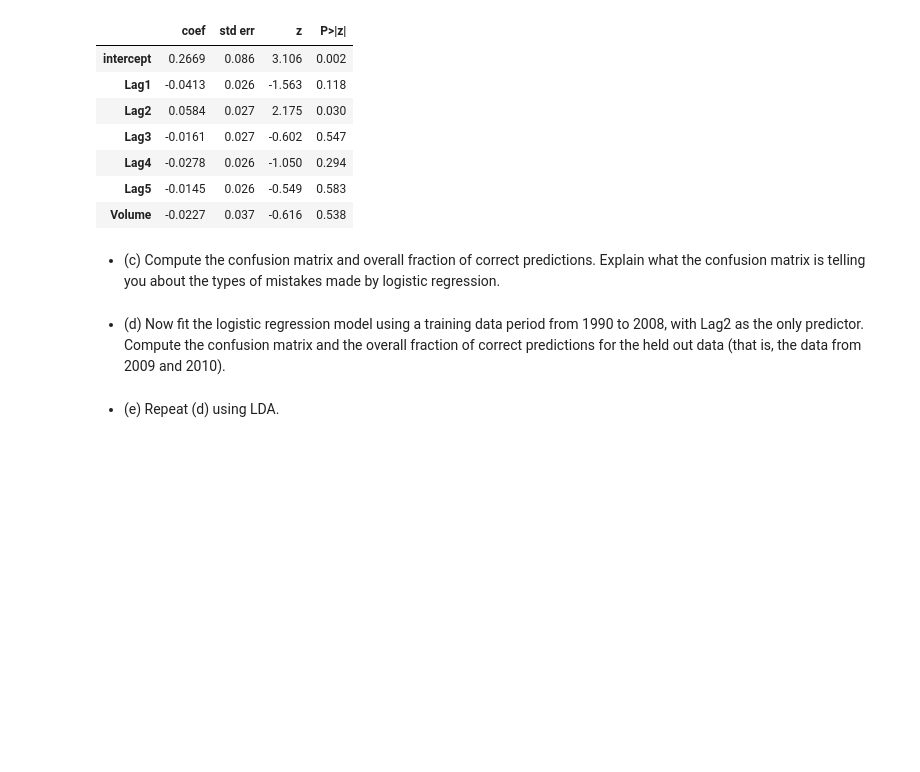
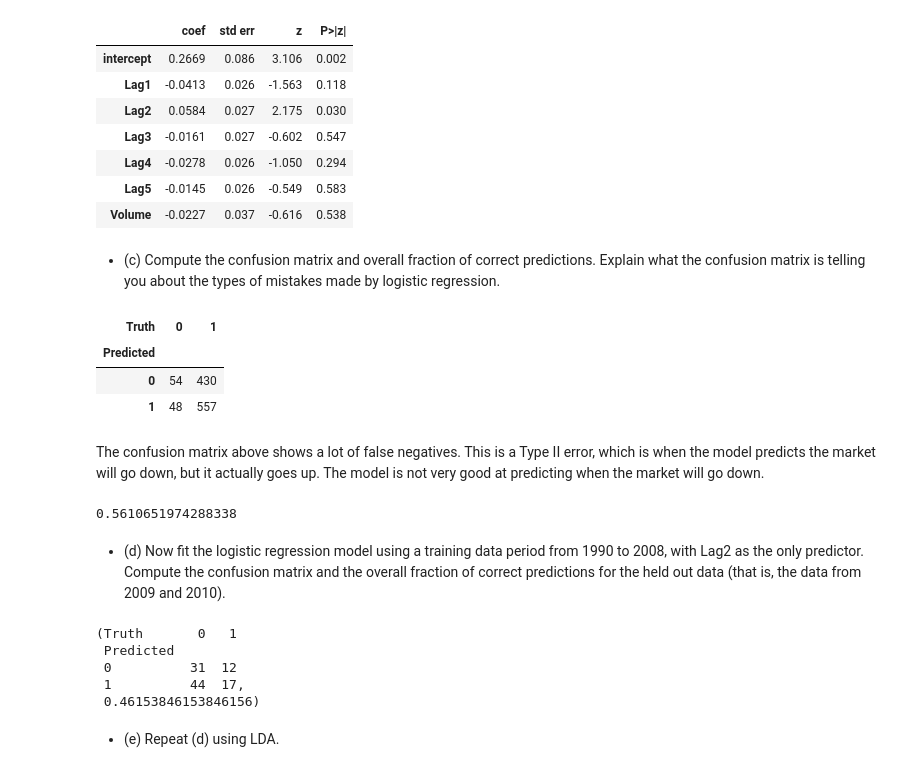
Before and after one commit to cake-dev/AdvDataScience, a Jupyter notebook: ch4hw.ipynb, the cells around one changed output. Drawn from its saved outputs; the diff is of its cells as text; code cells hidden in the pictures; blank space fills up the shorter version.

```diff
--- a/ch4hw.ipynb
+++ b/ch4hw.ipynb
@@ -157,7 +157,43 @@ summarize(results)
 | Volume | -0.0227 | 0.037 | -0.616 | 0.538 |
 # %% [markdown]
 - (c) Compute the confusion matrix and overall fraction of correct predictions. Explain what the confusion matrix is telling you about the types of mistakes made by logistic regression.
+# %%
+# confusion matrix
+yhat = (results.fittedvalues > 0.5).astype(int)
+confusion_table(y, yhat)
+# %% [output]
+| Truth | 0 | 1 |
+| Predicted |  |  |
+| 0 | 54 | 430 |
+| 1 | 48 | 557 |
+# %% [markdown]
+The confusion matrix above shows a lot of false negatives.  This is a Type II error, which is when the model predicts the market will go down, but it actually goes up.  The model is not very good at predicting when the market will go down.
+# %%
+# fraction of correct predictions
+np.mean(y == yhat) # (54 + 557) / (54 + 430 + 48 + 557)
+# %% [output]
+0.5610651974288338
 # %% [markdown]
 - (d) Now fit the logistic regression model using a training data period from 1990 to 2008, with Lag2 as the only predictor. Compute the confusion matrix and the overall fraction of correct predictions for the held out data (that is, the data from 2009 and 2010).
+# %%
+allvars = weekly_market.columns.drop(['Today', 'Direction', 'Year'])
+design = MS(allvars)
+# hold out data from 2009 and 2010 for testing
+train = weekly_market.Year < 2009
+X_train = design.fit_transform(weekly_market[train])
+y_train = weekly_market.Direction[train].map({'Up': 1, 'Down': 0})
+X_test = design.fit_transform(weekly_market[~train])
+y_test = weekly_market.Direction[~train].map({'Up': 1, 'Down': 0})
+glm = sm.GLM(y_train, X_train, family=sm.families.Binomial())
+results = glm.fit()
+# test set predictions
+yhat = (results.predict(X_test) > 0.5).astype(int)
+confusion_table(y_test, yhat), np.mean(y_test == yhat)
+# %% [output]
+(Truth       0   1
+ Predicted
+ 0          31  12
+ 1          44  17,
+ 0.46153846153846156)
 # %% [markdown]
 - (e) Repeat (d) using LDA.
```
Also changed, not shown: parts of 9 cells of this notebook.
